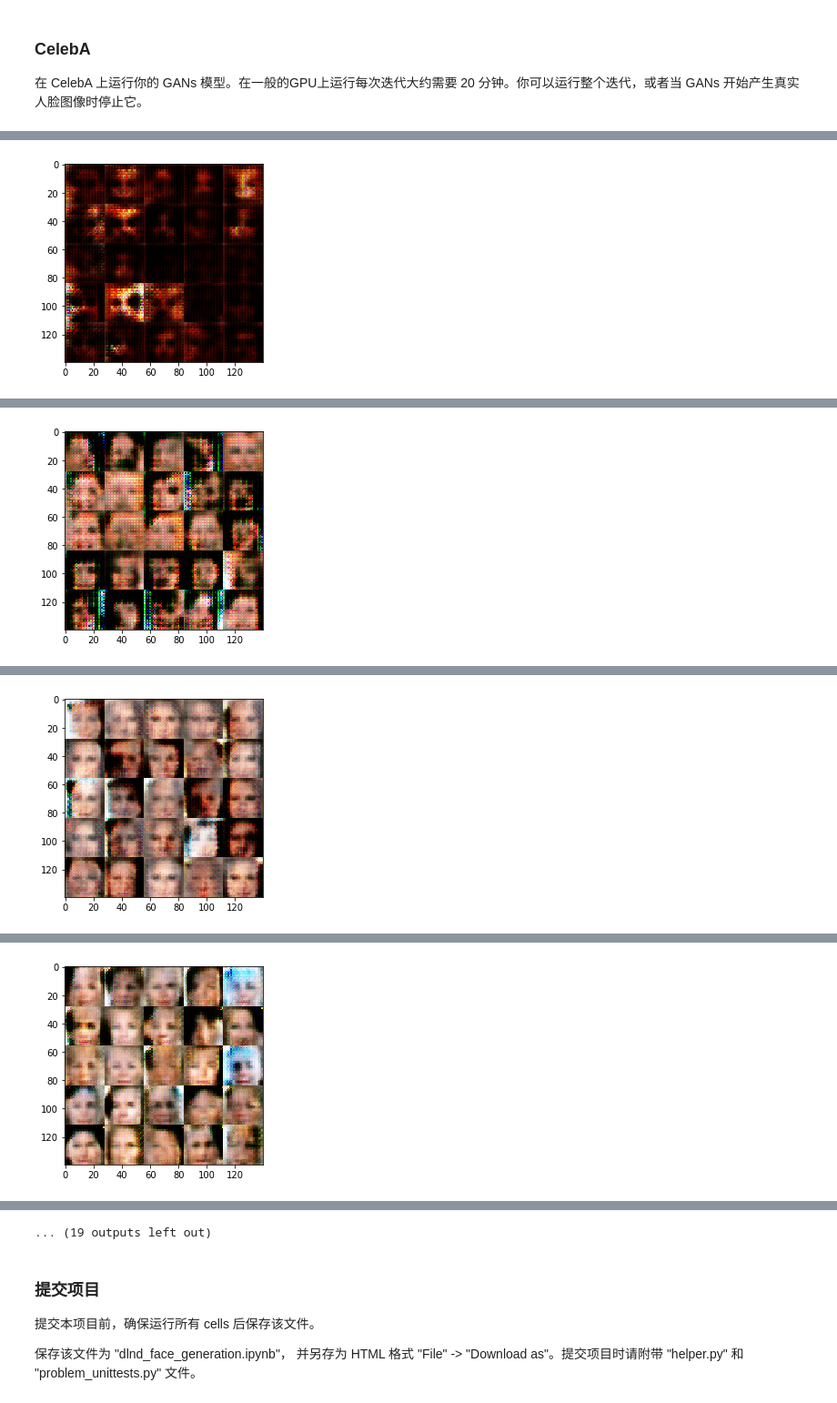
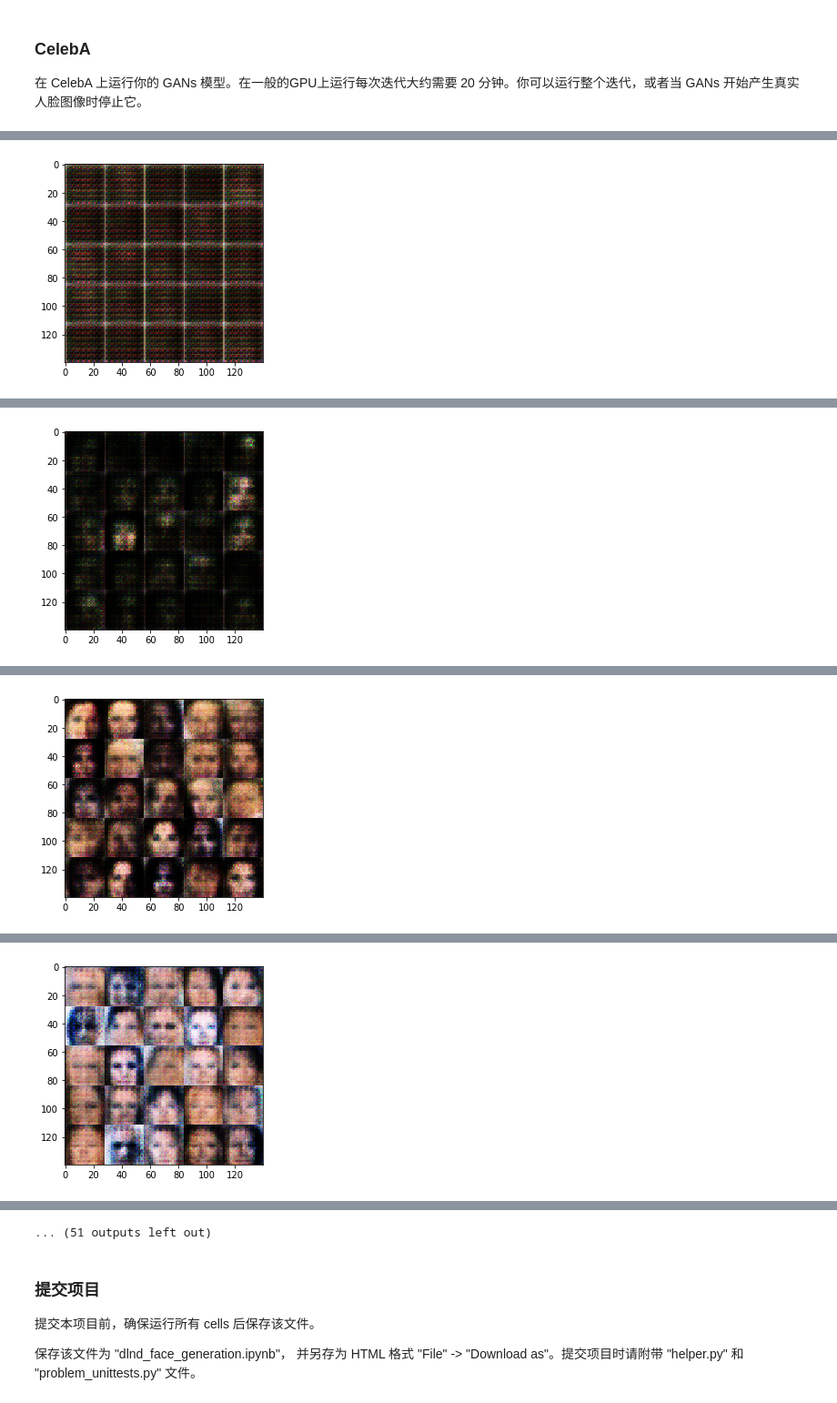
Before and after one commit to sweetcab/dl-face-generation, a Jupyter notebook: dlnd_face_generation.ipynb, the cells around one changed output, grey strips where cells are left out. Shown at 91% size. Cells and saved outputs as stored; diff of their text form; code cells hidden in the pictures.

```diff
--- a/dlnd_face_generation.ipynb
+++ b/dlnd_face_generation.ipynb
@@ -149,16 +149,16 @@ def discriminator(images, reuse=False):
     alpha = 0.2
     with tf.variable_scope('discriminator',reuse=reuse):
         # Input 28*28*1
-        x1=tf.layers.conv2d(images,64,5,strides=2,padding='same')
+        x1=tf.layers.conv2d(images,64,5,strides=2,padding='same',kernel_initializer=tf.contrib.layers.xavier_initializer())
         relu1=tf.maximum(alpha*x1,x1)
         # 14*14*64
 
-        x2 = tf.layers.conv2d(relu1, 128, 5, strides=2, padding='same')
+        x2 = tf.layers.conv2d(relu1, 128, 5, strides=2, padding='same',kernel_initializer=tf.contrib.layers.xavier_initializer())
         bn2 = tf.layers.batch_normalization(x2, training=True)
         relu2 = tf.maximum(alpha * bn2, bn2)
         # 7*7*128
 
-        x3 = tf.layers.conv2d(relu2, 256, 5, strides=2, padding='same')
+        x3 = tf.layers.conv2d(relu2, 256, 5, strides=2, padding='same',kernel_initializer=tf.contrib.layers.xavier_initializer())
         bn3 = tf.layers.batch_normalization(x3, training=True)
         relu3 = tf.maximum(alpha * bn3, bn3)
         # 4*4*256
@@ -201,12 +201,18 @@ def generator(z, out_channel_dim, is_train=True):
         x1 = tf.maximum(alpha * x1, x1)
         # 7*7*512
 
-        x2 = tf.layers.conv2d_transpose(x1, 256, 5, strides=2, padding='same')
+        x2 = tf.layers.conv2d_transpose(x1, 256, 5, strides=1, padding='same',kernel_initializer=tf.contrib.layers.xavier_initializer())
         x2 = tf.layers.batch_normalization(x2, training=is_train)
         x2 = tf.maximum(alpha * x2, x2)
-        # 14*14*256
+        # 7*7*256
 
-        logits = tf.layers.conv2d_transpose(x2, out_channel_dim, 5, strides=2, padding='same')
+        x3 = tf.layers.conv2d_transpose(x2, 128, 5, strides=2, padding='same',kernel_initializer=tf.contrib.layers.xavier_initializer())
+        x3 = tf.layers.batch_normalization(x3, training=is_train)
+        x3 = tf.maximum(alpha * x3, x3)
+        # 14*14*128
+
+
+        logits = tf.layers.conv2d_transpose(x3, out_channel_dim, 5, strides=2, padding='same',kernel_initializer=tf.contrib.layers.xavier_initializer())
         # 28*28*out_channel_dim
 
         out = tf.tanh(logits)
@@ -237,13 +243,14 @@ def model_loss(input_real, input_z, out_channel_dim):
     :return: A tuple of (discriminator loss, generator loss)
     """
     # TODO: Implement Function
+    smooth=0.9
 
     g_model= generator(input_z, out_channel_dim)
     d_model_real, d_logits_real = discriminator(input_real)
     d_model_fake, d_logits_fake = discriminator(g_model, reuse=True)
 
     d_loss_real = tf.reduce_mean(
-        tf.nn.sigmoid_cross_entropy_with_logits(logits=d_logits_real, labels=tf.ones_like(d_model_real)))
+        tf.nn.sigmoid_cross_entropy_with_logits(logits=d_logits_real, labels=tf.ones_like(d_model_real)*smooth))
     d_loss_fake = tf.reduce_mean(
         tf.nn.sigmoid_cross_entropy_with_logits(logits=d_logits_fake, labels=tf.zeros_like(d_model_fake)))
     g_loss = tf.reduce_mean(
@@ -469,9 +477,9 @@ Epoch 2/2... Discriminator Loss: 0.8611... Generator Loss: 0.7479
 ### CelebA
 在 CelebA 上运行你的 GANs 模型。在一般的GPU上运行每次迭代大约需要 20 分钟。你可以运行整个迭代，或者当 GANs 开始产生真实人脸图像时停止它。
 # %%
-batch_size = 128
+batch_size = 64
 z_dim = 100
-learning_rate = 0.002
+learning_rate = 0.0001
 beta1 = 0.5
 
 
@@ -498 +506 @@ Epoch 1/1... Discriminator Loss: 0.6925... Generator Loss: 1.2860
-[figure, old version]
+[figure, new version]
@@ -509 +517 @@ Epoch 1/1... Discriminator Loss: 0.2520... Generator Loss: 1.9393
-[figure, old version]
+[figure, new version]
@@ -520 +528 @@ Epoch 1/1... Discriminator Loss: 1.3718... Generator Loss: 0.4298
-[figure, old version]
+[figure, new version]
@@ -531 +539 @@ Epoch 1/1... Discriminator Loss: 1.0691... Generator Loss: 0.8016
-[figure, old version]
+[figure, new version]
@@ -554,4 +562,4 @@ Epoch 1/1... Discriminator Loss: 1.0289... Generator Loss: 0.6909
-... (19 outputs left out)
+... (51 outputs left out)
 # %% [markdown]
 ### 提交项目
 提交本项目前，确保运行所有 cells 后保存该文件。
```
Also changed, not shown: parts of 3 cells of this notebook, 2 other files.
